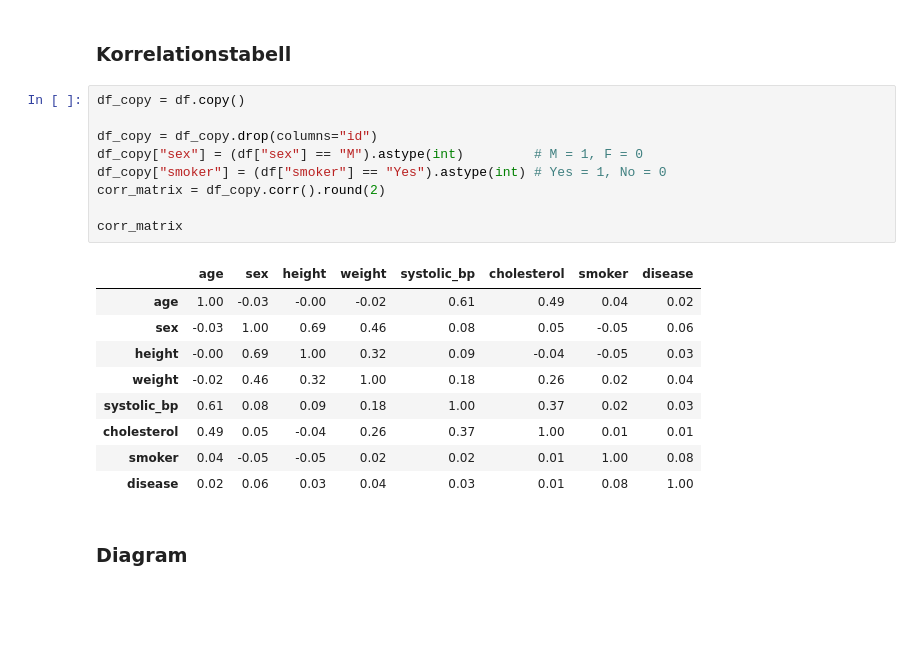
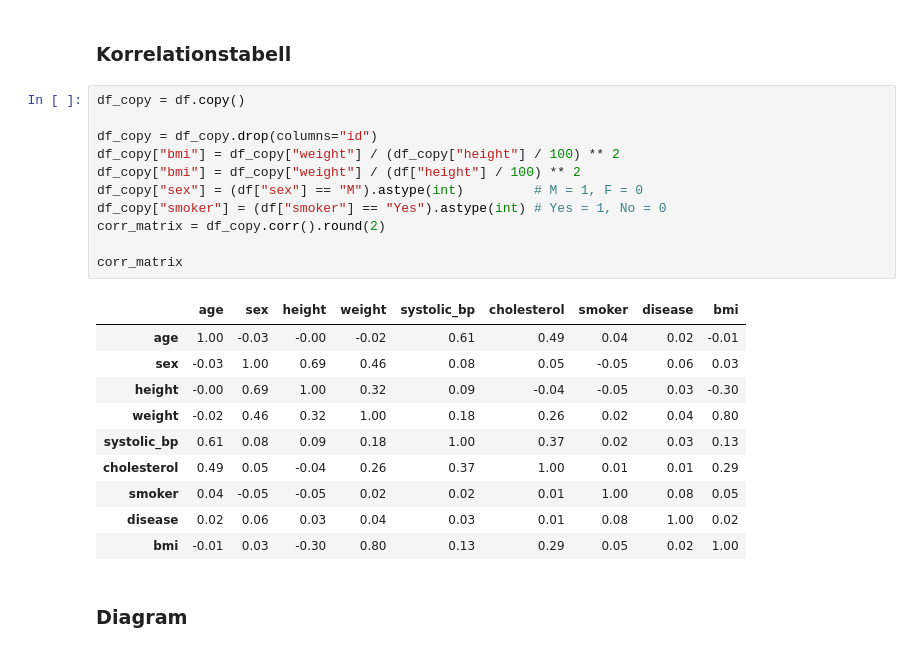
Before and after one commit to Jujbraga/halsostudie, a Jupyter notebook: report.ipynb, the cells around one changed output. Saved outputs shown, nothing was run; the diff lists cells and outputs as text; blank space fills up the shorter version.

```diff
--- a/report.ipynb
+++ b/report.ipynb
@@ -23,22 +46,25 @@ avg
 # %%
 df_copy = df.copy()
 
 df_copy = df_copy.drop(columns="id")
+df_copy["bmi"] = df_copy["weight"] / (df_copy["height"] / 100) ** 2
+df_copy["bmi"] = df_copy["weight"] / (df["height"] / 100) ** 2
 df_copy["sex"] = (df["sex"] == "M").astype(int)         # M = 1, F = 0
 df_copy["smoker"] = (df["smoker"] == "Yes").astype(int) # Yes = 1, No = 0
 corr_matrix = df_copy.corr().round(2)
 
 corr_matrix
 # %% [output]
-|  | age | sex | height | weight | systolic_bp | cholesterol | smoker | disease |
-| age | 1.00 | -0.03 | -0.00 | -0.02 | 0.61 | 0.49 | 0.04 | 0.02 |
-| sex | -0.03 | 1.00 | 0.69 | 0.46 | 0.08 | 0.05 | -0.05 | 0.06 |
-| height | -0.00 | 0.69 | 1.00 | 0.32 | 0.09 | -0.04 | -0.05 | 0.03 |
-| weight | -0.02 | 0.46 | 0.32 | 1.00 | 0.18 | 0.26 | 0.02 | 0.04 |
-| systolic_bp | 0.61 | 0.08 | 0.09 | 0.18 | 1.00 | 0.37 | 0.02 | 0.03 |
-| cholesterol | 0.49 | 0.05 | -0.04 | 0.26 | 0.37 | 1.00 | 0.01 | 0.01 |
-| smoker | 0.04 | -0.05 | -0.05 | 0.02 | 0.02 | 0.01 | 1.00 | 0.08 |
-| disease | 0.02 | 0.06 | 0.03 | 0.04 | 0.03 | 0.01 | 0.08 | 1.00 |
+|  | age | sex | height | weight | systolic_bp | cholesterol | smoker | disease | bmi |
+| age | 1.00 | -0.03 | -0.00 | -0.02 | 0.61 | 0.49 | 0.04 | 0.02 | -0.01 |
+| sex | -0.03 | 1.00 | 0.69 | 0.46 | 0.08 | 0.05 | -0.05 | 0.06 | 0.03 |
+| height | -0.00 | 0.69 | 1.00 | 0.32 | 0.09 | -0.04 | -0.05 | 0.03 | -0.30 |
+| weight | -0.02 | 0.46 | 0.32 | 1.00 | 0.18 | 0.26 | 0.02 | 0.04 | 0.80 |
+| systolic_bp | 0.61 | 0.08 | 0.09 | 0.18 | 1.00 | 0.37 | 0.02 | 0.03 | 0.13 |
+| cholesterol | 0.49 | 0.05 | -0.04 | 0.26 | 0.37 | 1.00 | 0.01 | 0.01 | 0.29 |
+| smoker | 0.04 | -0.05 | -0.05 | 0.02 | 0.02 | 0.01 | 1.00 | 0.08 | 0.05 |
+| disease | 0.02 | 0.06 | 0.03 | 0.04 | 0.03 | 0.01 | 0.08 | 1.00 | 0.02 |
+| bmi | -0.01 | 0.03 | -0.30 | 0.80 | 0.13 | 0.29 | 0.05 | 0.02 | 1.00 |
 # %% [markdown]
 ### Diagram
 # %%
```
Also changed, not shown: parts of 2 cells of this notebook.
